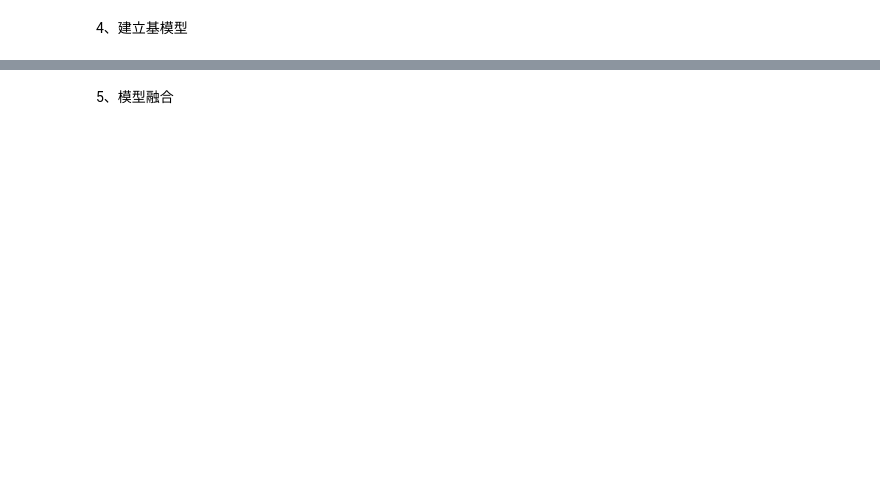
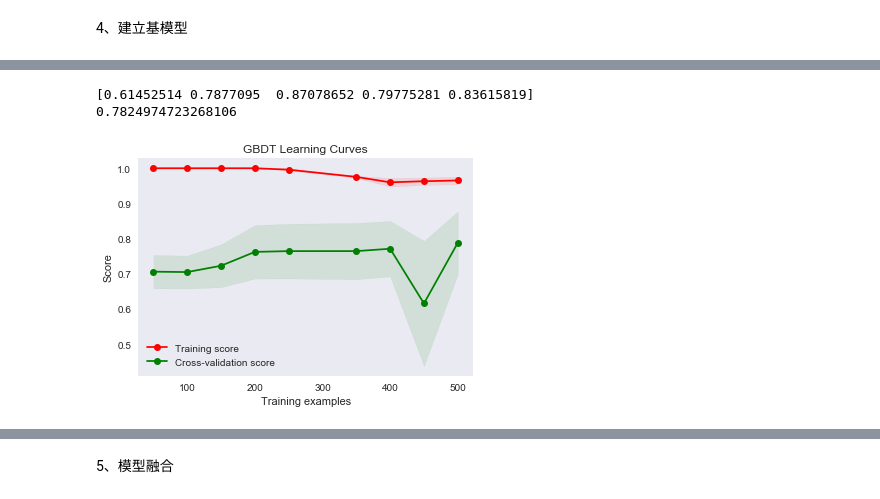
Before and after one commit to zqb1992/kaggle, a Jupyter notebook: competitions/getting-started/Titanic/code/Titanic_solution.ipynb, the cells around one changed output, grey strips where cells are left out. Drawn from its saved outputs; the diff is of its cells as text; code cells hidden in the pictures; blank space fills up the shorter version.

```diff
--- a/competitions/getting-started/Titanic/code/Titanic_solution.ipynb
+++ b/competitions/getting-started/Titanic/code/Titanic_solution.ipynb
@@ -296,11 +616,22 @@ test_df[["PassengerId","Survived"]].set_index("PassengerId").to_csv('../out/SVM.
 # %%
 #GBDT
 
-gbdt = GradientBoostingClassifier(learning_rate=0.7,max_depth=6,n_estimators=100,min_samples_leaf=2)
+gbdt = GradientBoostingClassifier(learning_rate=0.01,max_depth=6,n_estimators=500,min_samples_leaf=3)
 gbdt.fit(train_data_X,train_data_Y)
 
 test_df["Survived"] = gbdt.predict(test_data_X)
 test_df[['PassengerId','Survived']].set_index('PassengerId').to_csv('../out/GBDT.csv')
+
+print(cross_val_score(gbdt,train_data_X,train_data_Y,cv=5))
+print(cross_val_score(gbdt,train_data_X,train_data_Y,cv=5).mean())
+
+title = "GBDT Learning Curves"
+plot_learning_curve(gbdt, title, train_data_X_sd,train_data_Y, cv=5,  n_jobs=4, train_sizes=[50, 100, 150, 200, 250, 350, 400, 450, 500])
+plt.show()
+# %% [output]
+[0.61452514 0.7877095  0.87078652 0.79775281 0.83615819]
+0.7824974723268106
+[figure, added]
 # %%
 #XGBoost
 
```
Also changed, not shown: parts of 45 cells of this notebook, 3 other files.
